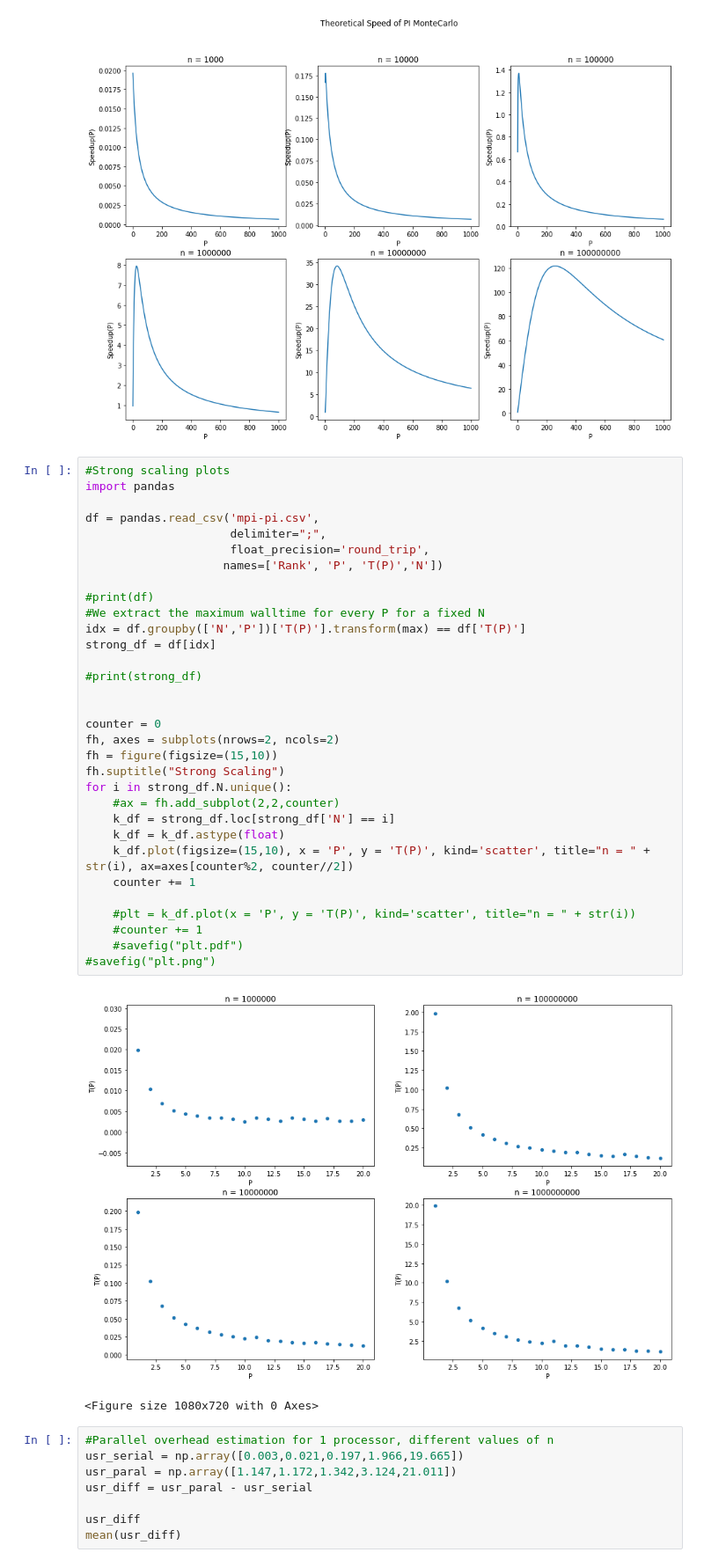
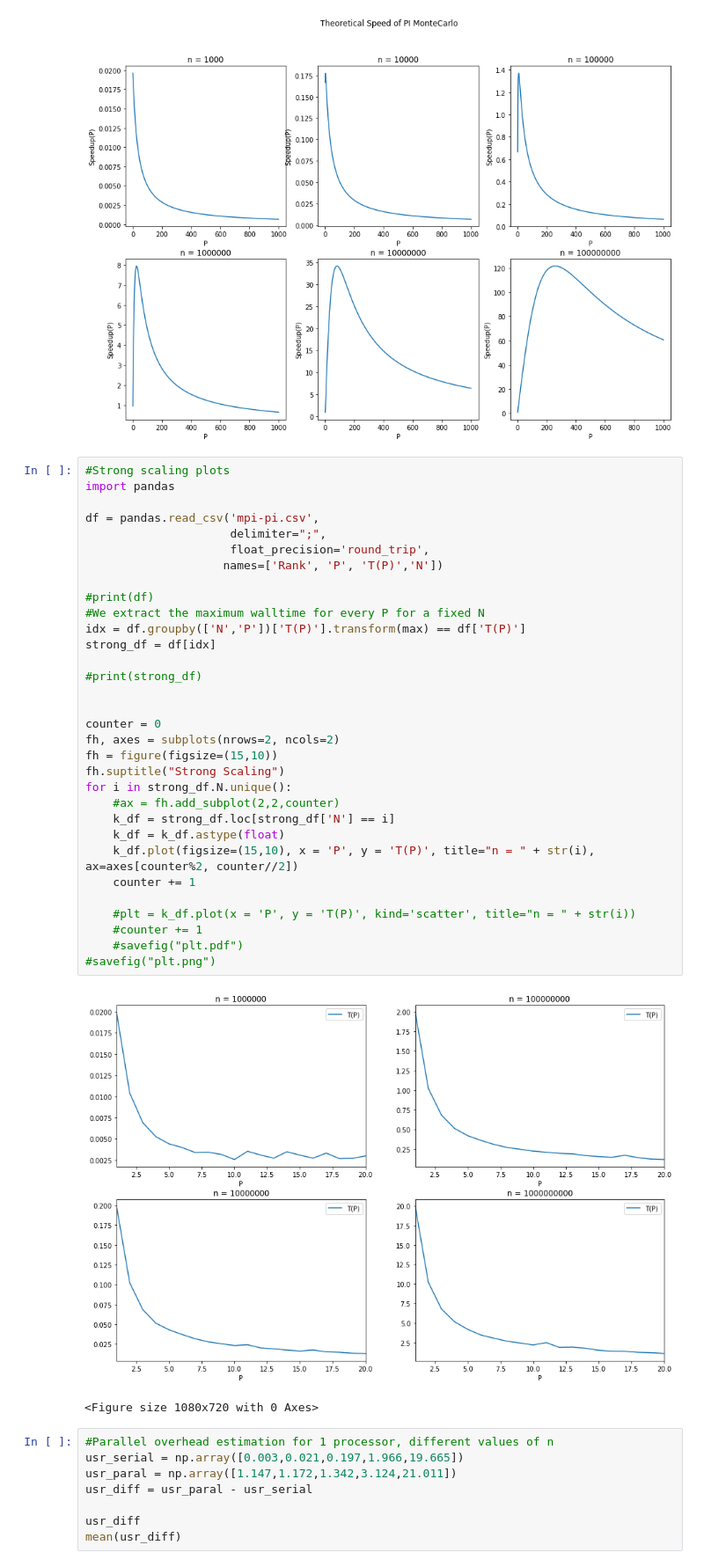
Before and after one commit to earendil94/FHPC_2019-2020, a Jupyter notebook: Assignements/fhpc_notebook_eq.ipynb, the cells around one changed output. Shown at 88% size. Drawn from its saved outputs; the diff is of its cells as text.

```diff
--- a/Assignements/fhpc_notebook_eq.ipynb
+++ b/Assignements/fhpc_notebook_eq.ipynb
@@ -33,35 +33,35 @@ fh.savefig("foo.png")
 import pandas
 
 df = pandas.read_csv('mpi-pi.csv',
                      delimiter=";",
                      float_precision='round_trip',
                     names=['Rank', 'P', 'T(P)','N'])
 
 #print(df)
 #We extract the maximum walltime for every P for a fixed N
 idx = df.groupby(['N','P'])['T(P)'].transform(max) == df['T(P)']
 strong_df = df[idx]
 
 #print(strong_df)
 
 
 counter = 0
 fh, axes = subplots(nrows=2, ncols=2)
 fh = figure(figsize=(15,10))
 fh.suptitle("Strong Scaling")
 for i in strong_df.N.unique():
     #ax = fh.add_subplot(2,2,counter)
     k_df = strong_df.loc[strong_df['N'] == i]
     k_df = k_df.astype(float)
-    k_df.plot(figsize=(15,10), x = 'P', y = 'T(P)', kind='scatter', title="n = " + str(i), ax=axes[counter%2, counter//2])
+    k_df.plot(figsize=(15,10), x = 'P', y = 'T(P)', title="n = " + str(i), ax=axes[counter%2, counter//2])
     counter += 1
 
     #plt = k_df.plot(x = 'P', y = 'T(P)', kind='scatter', title="n = " + str(i))
     #counter += 1
     #savefig("plt.pdf")
 #savefig("plt.png")
 # %% [output]
-[figure, old version]
+[figure, new version]
 <Figure size 1080x720 with 0 Axes>
 # %%
 #Parallel overhead estimation for 1 processor, different values of n
```
Also changed, not shown: parts of 5 cells of this notebook, 13 other files.
